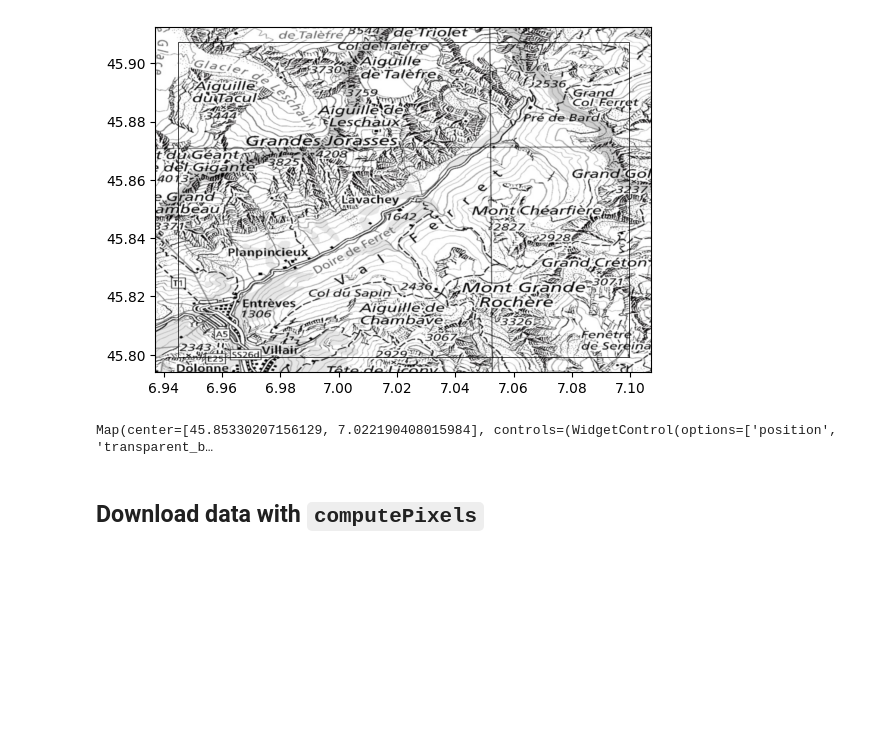
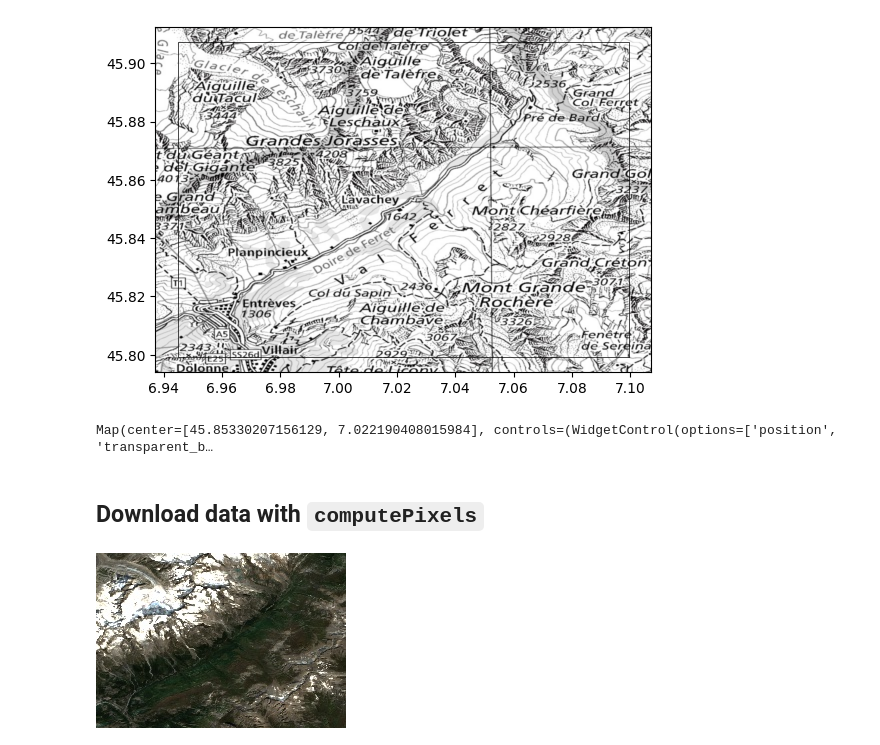
Before and after one commit to lqgentner/deep-glacier-inventory, a Jupyter notebook: notebooks/gee-s2.ipynb, the cells around one changed output. Cells and saved outputs as stored; diff of their text form; code cells hidden in the pictures; blank space fills up the shorter version.

```diff
--- a/notebooks/gee-s2.ipynb
+++ b/notebooks/gee-s2.ipynb
@@ -270,7 +152,17 @@ class GEEDownloader:
 # %%
+write_dir = ROOT_DIR / "data/raw/ee/s2-l2a-10m"
 dl = GEEDownloader(
-    "NPY", grid_dist=10_000, padding_ratio=0.1, scale=10, bands=["B4", "B3", "B2"]
+    grid_dist=10_000,
+    padding_ratio=0.1,
+    scale=10,
+    bands=["B4", "B3", "B2"],
+    file_format="NPY",
+    write_dir=write_dir,
 )
-
-img = get_s2_composite(roi_ee, test_start, test_end).toInt16()
-npy_bytes = dl._get_patch(img, test_coords, test_crs)
+# %%
+img = get_s2_composite(roi_ee, test_start, test_end).toInt16()
+
+thumb = dl.load_thumb(test_cell, img)
+thumb
+# %% [output]
+[figure, added]
```
Also changed, not shown: parts of 10 cells of this notebook, 1 other file.
